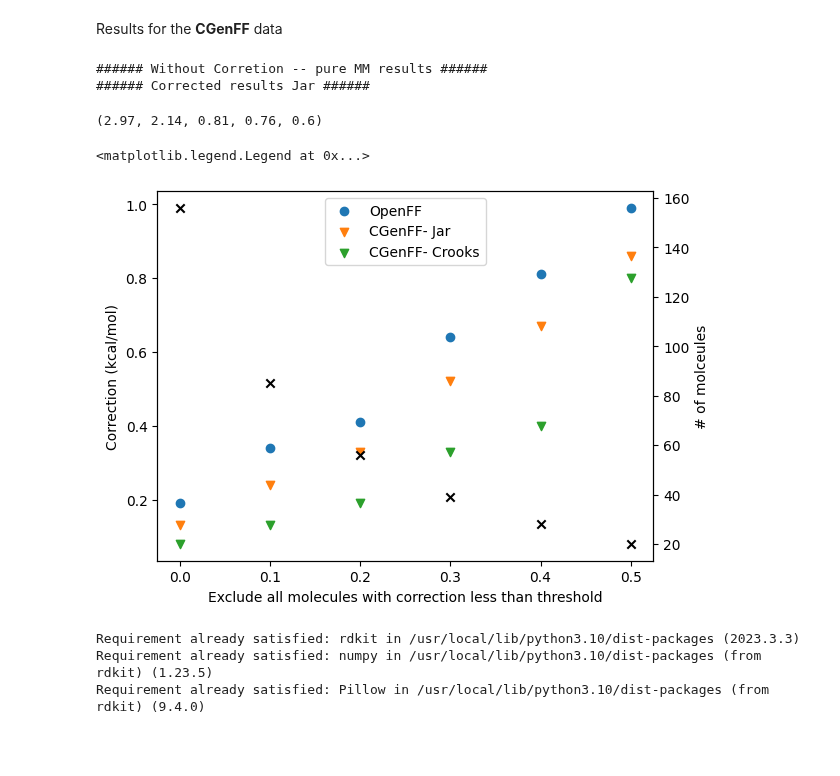
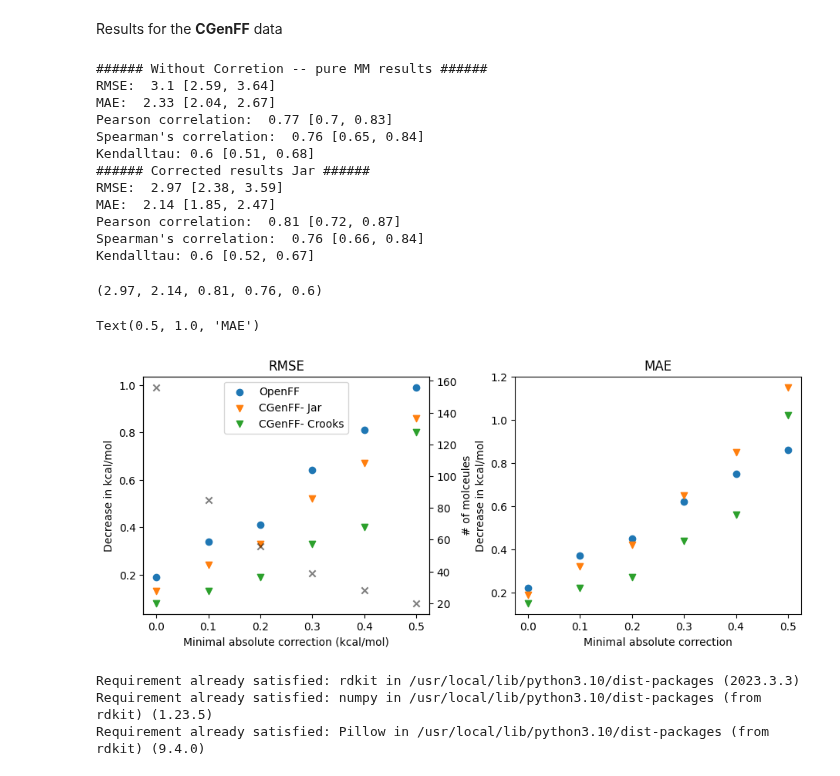
Before and after one commit to JohannesKarwou/notebooks, a Jupyter notebook: combinedDataset.ipynb, the cells around one changed output. Cells and saved outputs as stored; diff of their text form; code cells hidden in the pictures; blank space fills up the shorter version.

```diff
--- a/combinedDataset.ipynb
+++ b/combinedDataset.ipynb
@@ -131,12 +141,22 @@ calculate_statistics(data["Exp [kcal/mol]"],data["ML-ASFE [kcal/mol]"])
 Results for the **CGenFF** data
 # %%
 print(f"###### Without Corretion -- pure MM results ######")
-calculate_statistics(data["Exp [kcal/mol]"],data["dG (TF) lrc"])
+calculate_statistics(data["Exp [kcal/mol]"],data["dG (TF) lrc"],output=True)
 print(f"###### Corrected results Jar ######")
-calculate_statistics(data["Exp [kcal/mol]"],data["Jar result"])
+calculate_statistics(data["Exp [kcal/mol]"],data["Jar result"],output=True)
 # %% [output]
 ###### Without Corretion -- pure MM results ######
+RMSE:  3.1 [2.59, 3.64]
+MAE:  2.33 [2.04, 2.67]
+Pearson correlation:  0.77 [0.7, 0.83]
+Spearman's correlation:  0.76 [0.65, 0.84]
+Kendalltau: 0.6 [0.51, 0.68]
 ###### Corrected results Jar ######
+RMSE:  2.97 [2.38, 3.59]
+MAE:  2.14 [1.85, 2.47]
+Pearson correlation:  0.81 [0.72, 0.87]
+Spearman's correlation:  0.76 [0.66, 0.84]
+Kendalltau: 0.6 [0.52, 0.67]
 (2.97, 2.14, 0.81, 0.76, 0.6)
 # %%
 data["EXS correction"] = np.abs(data["ML-ASFE [kcal/mol]"]-data["MM-ASFE [kcal/mol]"])
@@ -144,6 +164,9 @@ data["EXS correction"] = np.abs(data["ML-ASFE [kcal/mol]"]-data["MM-ASFE [kcal/m
 results = {}
 results_cgenff = {}
 results_cgenff_crooks = {}
+mae_results = {}
+mae_results_cgenff = {}
+mae_results_cgenff_crooks = {}
 for i in range(0,6,1):
   i = i/10
   reducedData = data.drop(data[np.abs(data['EXS correction']) < i ].index)
@@ -158,20 +181,32 @@ for i in range(0,6,1):
   results[i] = rmse0-rmse1,len(reducedData)
   results_cgenff[i] = Crmse0-Crmse1,len(reducedData)
   results_cgenff_crooks[i] = Crmse0 - CrooksRmse1
+  mae_results[i] = mae0-mae1,len(reducedData)
+  mae_results_cgenff[i] = Cmae0-Cmae1,len(reducedData)
+  mae_results_cgenff_crooks[i] = Cmae0 - CrooksMae1
 # %%
-fig, ax1 = plt.subplots()
-ax1.scatter(results.keys(),[item[0] for item in results.values()], label = "OpenFF")
-ax1.scatter(results_cgenff.keys(),[item[0] for item in results_cgenff.values()],marker ="v", label = "CGenFF- Jar")
-ax1.scatter(results_cgenff_crooks.keys(),results_cgenff_crooks.values(), marker = "v", label = "CGenFF- Crooks")
-ax1.set_ylabel("Correction (kcal/mol)")
-ax1.set_xlabel("Exclude all molecules with correction less than threshold")
-ax2 = ax1.twinx()
-ax2.scatter(results.keys(),[item[1] for item in results.values()],marker="x",color="black",label="# of molecules")
+fig, ax1 = plt.subplots(1,2, figsize=(11, 4),sharex=True)
+fig.subplots_adjust(wspace=0.3)
+ax1[0].scatter(results.keys(),[item[0] for item in results.values()], label = "OpenFF")
+ax1[0].scatter(results_cgenff.keys(),[item[0] for item in results_cgenff.values()],marker ="v", label = "CGenFF- Jar")
+ax1[0].scatter(results_cgenff_crooks.keys(),results_cgenff_crooks.values(), marker = "v", label = "CGenFF- Crooks")
+ax1[0].set_ylabel("Decrease in kcal/mol")
+ax1[0].set_title("RMSE")
+ax1[0].set_xlabel("Minimal absolute correction (kcal/mol)")
+ax2 = ax1[0].twinx()
+ax2.scatter(results.keys(),[item[1] for item in results.values()],marker="x",color="black",label="# of molecules",alpha=0.5)
 ax2.set_ylabel("# of molceules")
-ax1.legend(frameon=True,loc="upper center")
+ax1[0].legend(frameon=True,loc="upper center")
+
+ax1[1].scatter(mae_results.keys(),[item[0] for item in mae_results.values()], label = "OpenFF")
+ax1[1].scatter(mae_results_cgenff.keys(),[item[0] for item in mae_results_cgenff.values()],marker ="v", label = "CGenFF- Jar")
+ax1[1].scatter(mae_results_cgenff_crooks.keys(),mae_results_cgenff_crooks.values(), marker = "v", label = "CGenFF- Crooks")
+ax1[1].set_ylabel("Decrease in kcal/mol")
+ax1[1].set_xlabel("Minimal absolute correction")
+ax1[1].set_title("MAE")
 # %% [output]
-<matplotlib.legend.Legend at 0x...>
+Text(0.5, 1.0, 'MAE')
-[figure, old version]
+[figure, new version]
 # %%
 !pip install rdkit
 from rdkit import Chem
```
Also changed, not shown: parts of 4 cells of this notebook.
